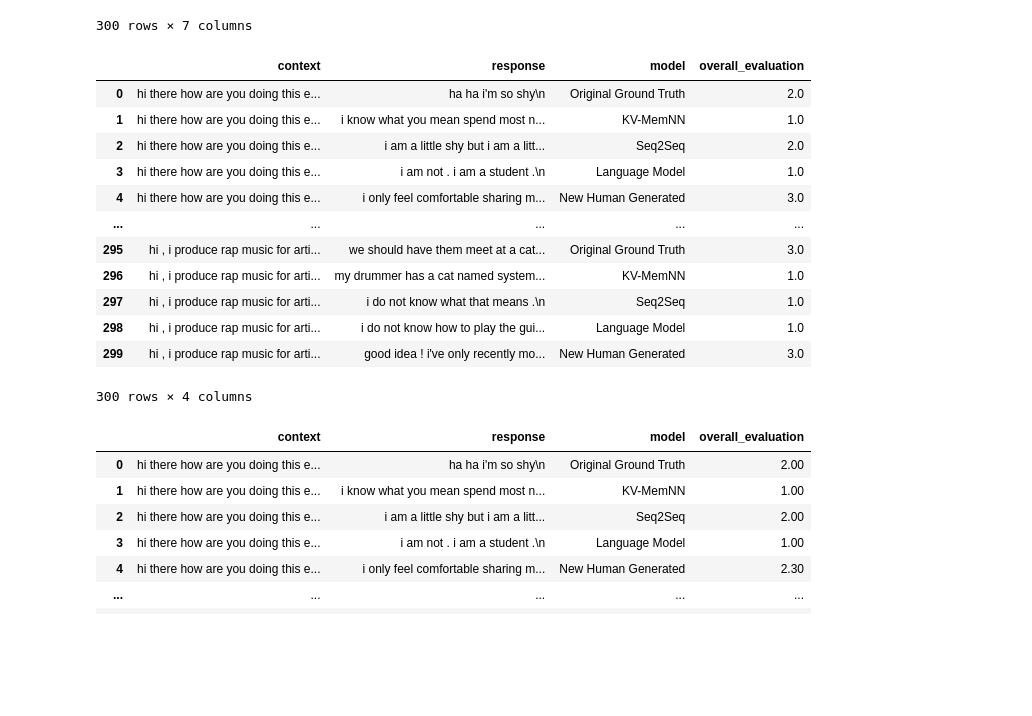
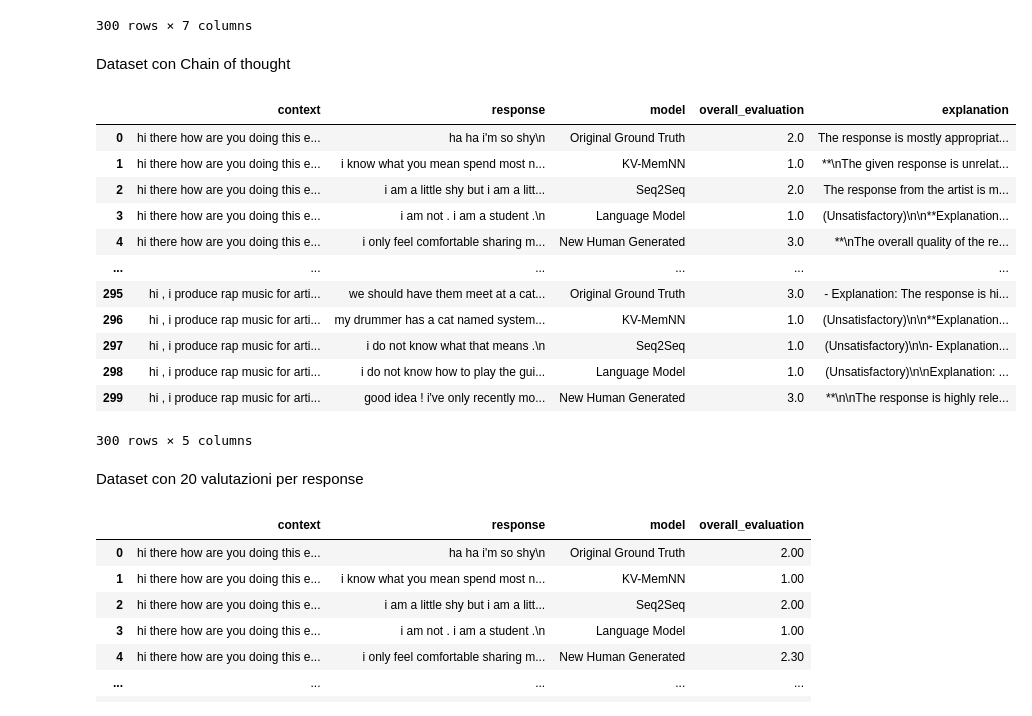
Before and after one commit to AndreaAmorosini/g-eval_persona-chat, a Jupyter notebook: data_explorer.ipynb, the cells around one changed output. Saved outputs shown, nothing was run; the diff lists cells and outputs as text; code cells hidden in the pictures; blank space fills up the shorter version.

Commit message:
Aggiunto visualizzatore anche per Dataset contenente le spiegazioni sulla valutazione

```diff
--- a/data_explorer.ipynb
+++ b/data_explorer.ipynb
@@ -47,6 +49,8 @@ df
 | 298 | hi , i produce rap music for arti... | i do not know how to play the gui... | Language Model | 1.93 | 2.2 | 1.8 | 1.8 |
 | 299 | hi , i produce rap music for arti... | good idea ! i've only recently mo... | New Human Generated | 3.00 | 3.0 | 3.0 | 3.0 |
 300 rows × 7 columns
+# %% [markdown]
+Dataset con Chain of thought
 # %%
 import json
 import pandas as pd
@@ -54,51 +58,68 @@ import re
 
 # Load the JSON file
 with open("evaluations_full.json", "r") as file:
     data = json.load(file)
 
 # Prepare a list to store extracted information
 rows = []
 
 # Iterate over each context and its responses
 for context, responses in data.items():
     for response_data in responses:
         # Extract relevant fields
         response_text = response_data["response"]
         model = response_data["model"]
         evaluation_full = response_data["evaluation"]
 
-        # Extract the first number from the evaluation field
-        match = re.search(r"\d+\.\d+|\d+", evaluation_full)
-        evaluation_score = float(match.group())
+        # Find the first numeric score anywhere in the string
+        match = re.search(r"(\d+(?:\.\d+)?)", evaluation_full)
+        if match:
+            evaluation_score = float(match.group(1))
+            # The explanation is everything after the matched number
+            explanation = evaluation_full[match.end() :].strip()
+        else:
+            evaluation_score = None
+            explanation = ""
+
+        # Optionally remove common prefixes from the explanation
+        explanation = re.sub(
+            r"^(?:\*?\*?explanation:|eval(?:uation)?\s*details:)\s*",
+            "",
+            explanation,
+            flags=re.IGNORECASE,
+        )
 
         # Add a row to the list
         rows.append(
             {
                 "context": context,
                 "response": response_text,
                 "model": model,
                 "overall_evaluation": evaluation_score,
+                "explanation": explanation,
             }
         )
 
 # Create a DataFrame
-df_responses = pd.DataFrame(rows)
+df_responses_explained = pd.DataFrame(rows)
 # Display the DataFrame
-df_responses
+df_responses_explained
 # %% [output]
-|  | context | response | model | overall_evaluation |
-| 0 | hi there how are you doing this e... | ha ha i'm so shy\n | Original Ground Truth | 2.0 |
-| 1 | hi there how are you doing this e... | i know what you mean spend most n... | KV-MemNN | 1.0 |
-| 2 | hi there how are you doing this e... | i am a little shy but i am a litt... | Seq2Seq | 2.0 |
-| 3 | hi there how are you doing this e... | i am not . i am a student .\n | Language Model | 1.0 |
-| 4 | hi there how are you doing this e... | i only feel comfortable sharing m... | New Human Generated | 3.0 |
-| ... | ... | ... | ... | ... |
-| 295 | hi , i produce rap music for arti... | we should have them meet at a cat... | Original Ground Truth | 3.0 |
-| 296 | hi , i produce rap music for arti... | my drummer has a cat named system... | KV-MemNN | 1.0 |
-| 297 | hi , i produce rap music for arti... | i do not know what that means .\n | Seq2Seq | 1.0 |
-| 298 | hi , i produce rap music for arti... | i do not know how to play the gui... | Language Model | 1.0 |
-| 299 | hi , i produce rap music for arti... | good idea ! i've only recently mo... | New Human Generated | 3.0 |
+|  | context | response | model | overall_evaluation | explanation |
+| 0 | hi there how are you doing this e... | ha ha i'm so shy\n | Original Ground Truth | 2.0 | The response is mostly appropriat... |
+| 1 | hi there how are you doing this e... | i know what you mean spend most n... | KV-MemNN | 1.0 | **\nThe given response is unrelat... |
+| 2 | hi there how are you doing this e... | i am a little shy but i am a litt... | Seq2Seq | 2.0 | The response from the artist is m... |
+| 3 | hi there how are you doing this e... | i am not . i am a student .\n | Language Model | 1.0 | (Unsatisfactory)\n\n**Explanation... |
+| 4 | hi there how are you doing this e... | i only feel comfortable sharing m... | New Human Generated | 3.0 | **\nThe overall quality of the re... |
+| ... | ... | ... | ... | ... | ... |
+| 295 | hi , i produce rap music for arti... | we should have them meet at a cat... | Original Ground Truth | 3.0 | - Explanation: The response is hi... |
+| 296 | hi , i produce rap music for arti... | my drummer has a cat named system... | KV-MemNN | 1.0 | (Unsatisfactory)\n\n**Explanation... |
+| 297 | hi , i produce rap music for arti... | i do not know what that means .\n | Seq2Seq | 1.0 | (Unsatisfactory)\n\n- Explanation... |
+| 298 | hi , i produce rap music for arti... | i do not know how to play the gui... | Language Model | 1.0 | (Unsatisfactory)\n\nExplanation: ... |
+| 299 | hi , i produce rap music for arti... | good idea ! i've only recently mo... | New Human Generated | 3.0 | **\n\nThe response is highly rele... |
-300 rows × 4 columns
+300 rows × 5 columns
+# %% [markdown]
+Dataset con 20 valutazioni per response
 # %%
 import json
 import pandas as pd
```
Also changed, not shown: parts of 6 cells of this notebook.
